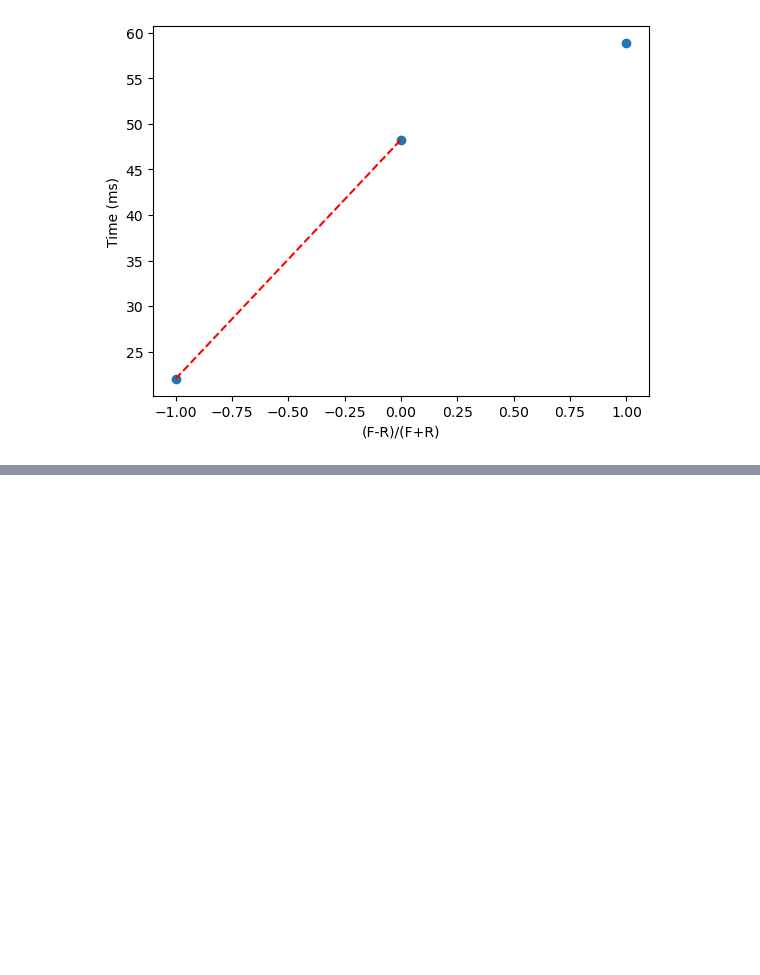
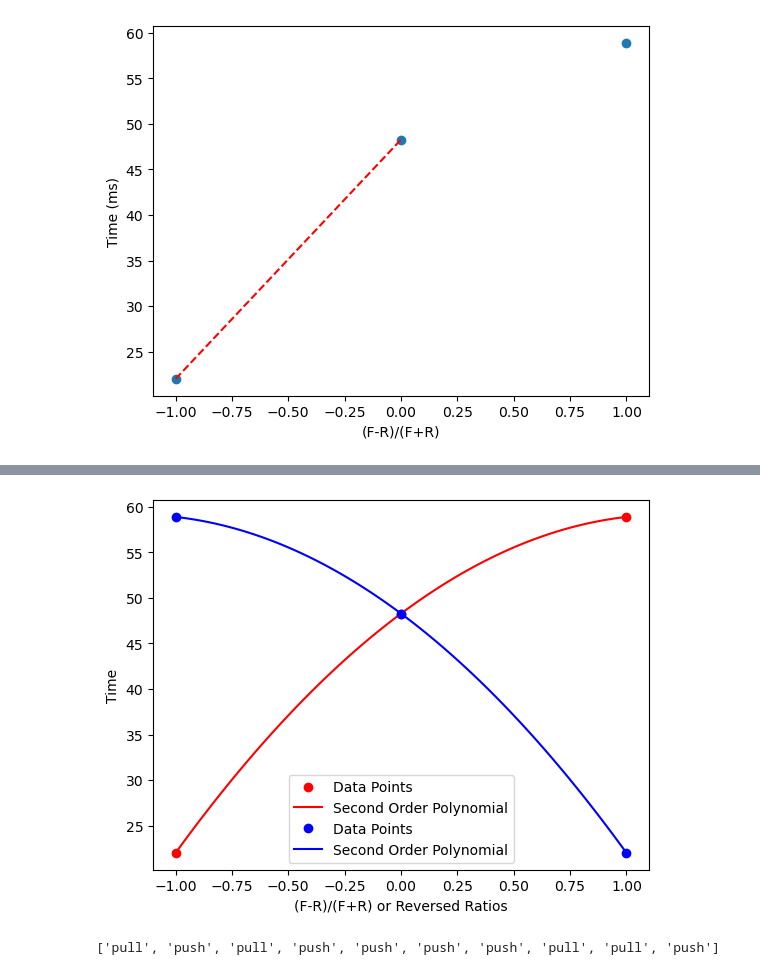
Before and after one commit to RajHarsor/Behavioral-Box-Lever-Task, a Jupyter notebook: Solenoid_Testing/EquationSolenoidLine.ipynb, the cells around one changed output, grey strips where cells are left out. Cells and saved outputs as stored; diff of their text form; code cells hidden in the pictures; blank space fills up the shorter version.

```diff
--- a/Solenoid_Testing/EquationSolenoidLine.ipynb
+++ b/Solenoid_Testing/EquationSolenoidLine.ipynb
@@ -204,0 +339,55 @@ plt.show()
+# %%
+# Create the first plot
+x = df_calc['(F-R)/(F+R)']
+y = df['Time']
+
+# Fit the curve to the data using numpy.polyfit
+p = np.polyfit(x, y, 2)
+
+# Define a range of values for (F-R)/(F+R)
+x_range = np.linspace(x.min(), x.max(), 100)
+
+# Evaluate the second order polynomial equation for each value in the range
+y_range = p[0]*x_range**2 + p[1]*x_range + p[2]
+
+# Plot the first graph
+plt.plot(x, y, 'ro', label='Data Points')
+plt.plot(x_range, y_range, 'r-', label='Second Order Polynomial')
+
+# Create the second plot
+x = df_calc['reversed_ratios']
+y = df_calc['Time']
+
+# Fit the curve to the data using numpy.polyfit
+p = np.polyfit(x, y, 2)
+
+# Define a range of values for reversed_ratios
+x_range = np.linspace(x.min(), x.max(), 100)
+
+# Evaluate the second order polynomial equation for each value in the range
+y_range = p[0]*x_range**2 + p[1]*x_range + p[2]
+
+# Plot the second graph
+plt.plot(x, y, 'bo', label='Data Points')
+plt.plot(x_range, y_range, 'b-', label='Second Order Polynomial')
+
+# Add axis labels and a legend
+plt.xlabel('(F-R)/(F+R) or Reversed Ratios')
+plt.ylabel('Time')
+plt.legend()
+
+# Show the plot
+plt.show()
+# %% [output]
+[figure, added]
+# %%
+# Define the possible values
+values = ["push", "pull"]
+
+# Generate the array of 400 indexes with random values
+array = [random.choice(values) for i in range(10)]
+
+# Print the array
+print(array)
+# %% [output]
+['pull', 'push', 'pull', 'push', 'push', 'push', 'push', 'pull', 'pull', 'push']
```
Also changed, not shown: parts of 25 cells of this notebook.
